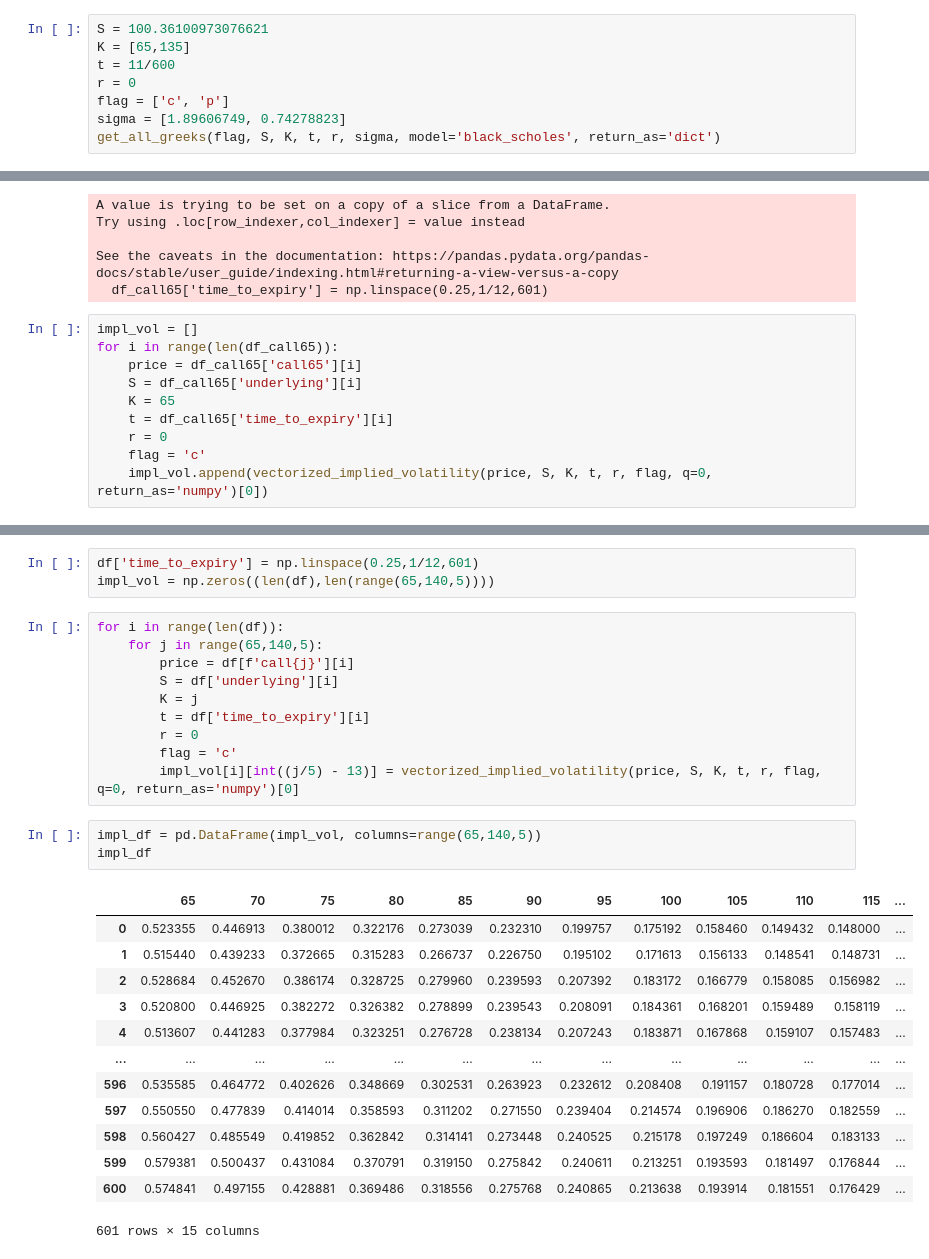
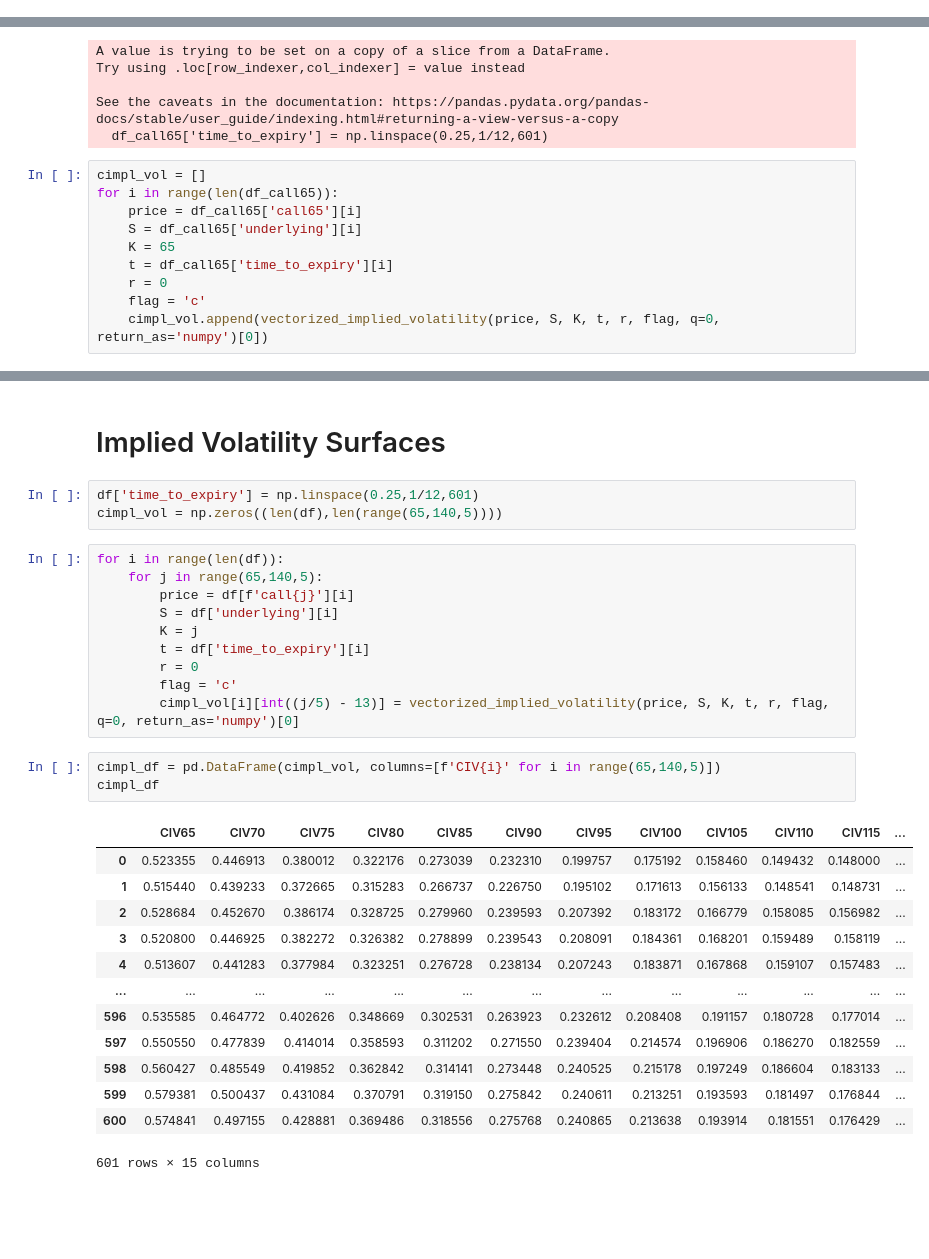
Before and after one commit to Ae-bii/uchicago-trading-2023, a Jupyter notebook: case2/analysis/understanding_train_data.ipynb, the cells around one changed output, grey strips where cells are left out. Cells and saved outputs as stored; diff of their text form; blank space fills up the shorter version.

Commit message:
added call greek surfaces

```diff
--- a/case2/analysis/understanding_train_data.ipynb
+++ b/case2/analysis/understanding_train_data.ipynb
@@ -63,8 +48,0 @@ get_all_greeks(flag, S, K, t, r, sigma, model='black_scholes', return_as='dict')
-# %%
-S = 100.36100973076621
-K = [65,135]
-t = 11/600
-r = 0
-flag = ['c', 'p']
-sigma = [1.89606749, 0.74278823]
-get_all_greeks(flag, S, K, t, r, sigma, model='black_scholes', return_as='dict')
@@ -180,7 +134,7 @@ Try using .loc[row_indexer,col_indexer] = value instead
 See the caveats in the documentation: https://pandas.pydata.org/pandas-docs/stable/user_guide/indexing.html#returning-a-view-versus-a-copy
   df_call65['time_to_expiry'] = np.linspace(0.25,1/12,601)
 # %%
-impl_vol = []
+cimpl_vol = []
 for i in range(len(df_call65)):
     price = df_call65['call65'][i]
     S = df_call65['underlying'][i]
@@ -188,5 +142,5 @@ for i in range(len(df_call65)):
     t = df_call65['time_to_expiry'][i]
     r = 0
     flag = 'c'
-    impl_vol.append(vectorized_implied_volatility(price, S, K, t, r, flag, q=0, return_as='numpy')[0])
+    cimpl_vol.append(vectorized_implied_volatility(price, S, K, t, r, flag, q=0, return_as='numpy')[0])
 # %%
@@ -194,9 +148,11 @@ plt.plot(df_call65['time_to_expiry'],impl_vol)
 # %% [output]
 [<matplotlib.lines.Line2D at 0x...>]
 [figure]
+# %% [markdown]
+# Implied Volatility Surfaces
 # %%
 df['time_to_expiry'] = np.linspace(0.25,1/12,601)
-impl_vol = np.zeros((len(df),len(range(65,140,5))))
+cimpl_vol = np.zeros((len(df),len(range(65,140,5))))
 # %%
 for i in range(len(df)):
     for j in range(65,140,5):
@@ -206,12 +162,12 @@ for i in range(len(df)):
         t = df['time_to_expiry'][i]
         r = 0
         flag = 'c'
-        impl_vol[i][int((j/5) - 13)] = vectorized_implied_volatility(price, S, K, t, r, flag, q=0, return_as='numpy')[0]
+        cimpl_vol[i][int((j/5) - 13)] = vectorized_implied_volatility(price, S, K, t, r, flag, q=0, return_as='numpy')[0]
 # %%
-impl_df = pd.DataFrame(impl_vol, columns=range(65,140,5))
-impl_df
+cimpl_df = pd.DataFrame(cimpl_vol, columns=[f'CIV{i}' for i in range(65,140,5)])
+cimpl_df
 # %% [output]
-|  | 65 | 70 | 75 | 80 | 85 | 90 | 95 | 100 | 105 | 110 | 115 | ... |
+|  | CIV65 | CIV70 | CIV75 | CIV80 | CIV85 | CIV90 | CIV95 | CIV100 | CIV105 | CIV110 | CIV115 | ... |
 | 0 | 0.523355 | 0.446913 | 0.380012 | 0.322176 | 0.273039 | 0.232310 | 0.199757 | 0.175192 | 0.158460 | 0.149432 | 0.148000 | ... |
 | 1 | 0.515440 | 0.439233 | 0.372665 | 0.315283 | 0.266737 | 0.226750 | 0.195102 | 0.171613 | 0.156133 | 0.148541 | 0.148731 | ... |
 | 2 | 0.528684 | 0.452670 | 0.386174 | 0.328725 | 0.279960 | 0.239593 | 0.207392 | 0.183172 | 0.166779 | 0.158085 | 0.156982 | ... |
```
Also changed, not shown: parts of 22 cells of this notebook.
